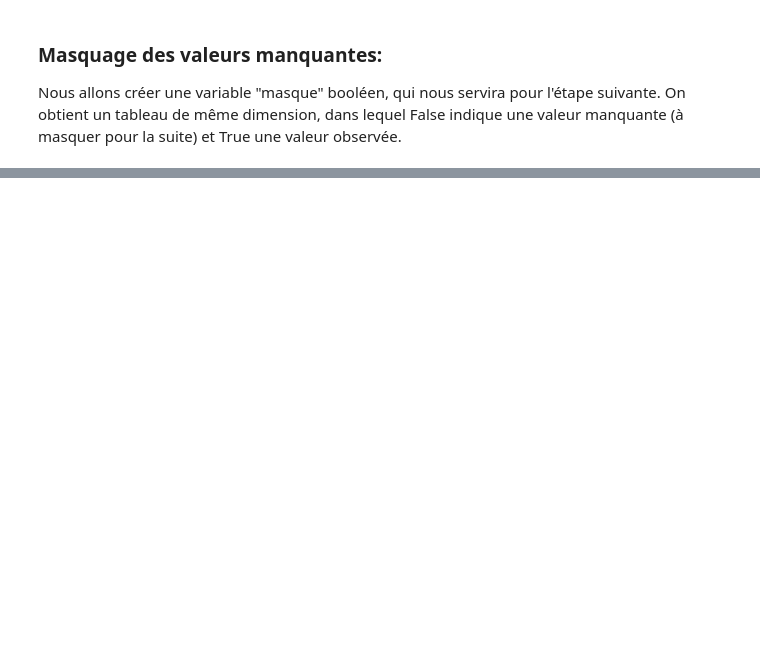
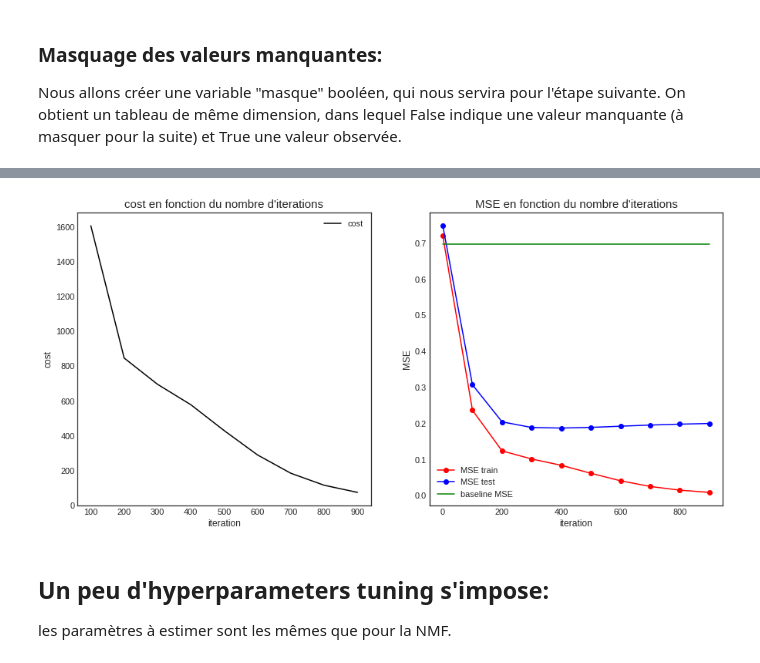
Before and after one commit to ismaelbonneau/movie_recommender, a Jupyter notebook: collaborative_filtering_1.ipynb, the cells around one changed output, grey strips where cells are left out. Cells and saved outputs as stored; diff of their text form; code cells hidden in the pictures; blank space fills up the shorter version.

```diff
--- a/collaborative_filtering_1.ipynb
+++ b/collaborative_filtering_1.ipynb
@@ -376,0 +543,33 @@ séries recommandées:
+# %%
+from recommenders.matrixFactorization import SVDpp
+
+svdpp = SVDpp(50)
+U, I, b_U, b_I, b, params = svdpp.run(df, train, test, 1000, 0.01, alpha=0.001, verbose=False)
+
+costs = params["cost"]
+mses_train = params["mse_train"]
+mses_test = params["mse_test"]
+
+plt.figure(figsize=(15,7))
+plt.subplot(1,2, 1)
+plt.title("cost en fonction du nombre d'iterations", fontsize=15)
+plt.xlabel("iteration")
+plt.ylabel("cost")
+plt.plot([a for a,b in costs[1:]], [b for a,b in costs[1:]], color="black", label="cost")
+plt.legend()
+
+plt.subplot(1,2, 2)
+plt.title("MSE en fonction du nombre d'iterations", fontsize=15)
+plt.xlabel("iteration")
+plt.ylabel("MSE")
+plt.plot([a for a,b in mses_train], [b for a,b in mses_train],marker="o", color="red", label="MSE train")
+plt.plot([a for a,b in mses_test], [b for a,b in mses_test],marker="o", color="blue", label="MSE test")
+plt.plot([a for a,b in mses_test], [0.6963]*len(mses_train), color="green", label="baseline MSE")
+plt.legend()
+plt.show()
+# %% [output]
+[figure, added]
+# %% [markdown]
+## Un peu d'hyperparameters tuning s'impose:
+
+les paramètres à estimer sont les mêmes que pour la NMF.
```
Also changed, not shown: parts of 56 cells of this notebook, 38 other files.
